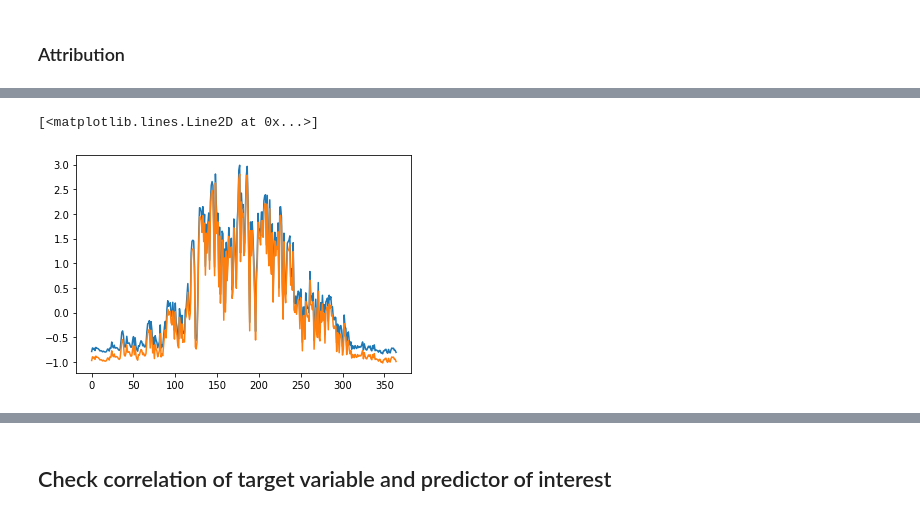
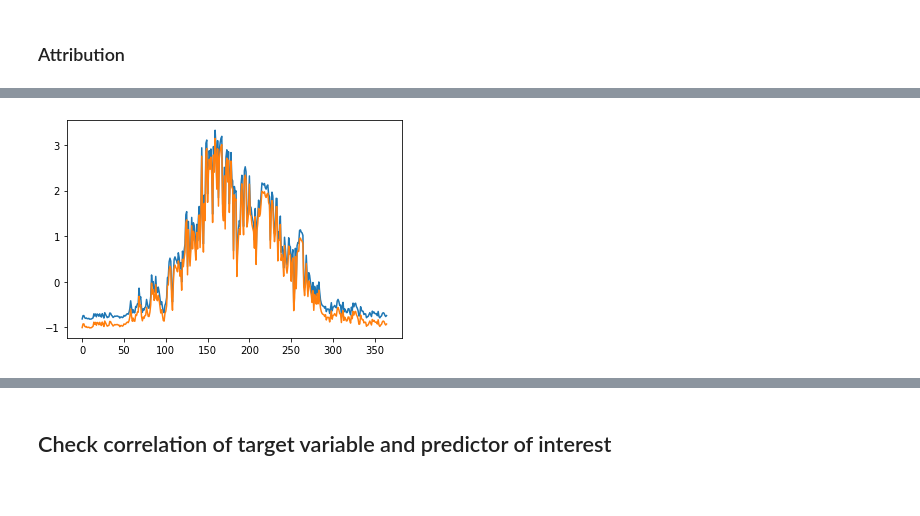
Before and after one commit to pinplex/Hackathon-Attribution, a Jupyter notebook: pytorch_utils/train_gpp_model.ipynb, the cells around one changed output, grey strips where cells are left out. Drawn from its saved outputs; the diff is of its cells as text; code cells hidden in the pictures.

```diff
--- a/pytorch_utils/train_gpp_model.ipynb
+++ b/pytorch_utils/train_gpp_model.ipynb
@@ -201,5 +244,5 @@ class FCN(nn.Module):
 # %%
-model = FCN(num_feature=4, learning_rate=0.1)
+model = FCN(num_feature=4, learning_rate=0.1, activation='sigmoid', output_activation='identity')
 # %%
 model.tune(num_epochs=10, train_loader=train_loader, valid_loader=valid_loader)
 # %%
@@ -304,12 +346,22 @@ intgrads = np.empty((n,4), dtype=np.float32)
 # %%
-for i in tqdm(range(n)):
+lrp = LRP(model)
 
-    intgrds = compute_integrated_gradient(batch_x[0,i,:], batch_x_bl[0,i,:], model)
+lrp_list = list()
+for i in trange(n):
+    x = batch_x[0, i, :]
+    intgrds = compute_integrated_gradient(x, batch_x_bl[0, i, :], model)
     it, mn = intgrds
-    intgrads[i,:] = it
+    intgrads[i, :] = it
+
+    x.requires_grad = True
+    lrp_list += [lrp.attribute(x.unsqueeze(0), verbose=False)]
+lrp_attr = torch.cat(lrp_list).detach().numpy()
 # %%
-plt.plot(intgrads[0*365:1*365,:].sum(axis=1))
-plt.plot(batch_y_hat.detach().squeeze()[0*365:1*365])
+nth_year = 2
+year_slice = slice(nth_year * 365, (nth_year + 1) * 365)
+
+plt.plot(intgrads[year_slice, :].sum(axis=1))
+plt.plot(batch_y_hat.detach().squeeze()[year_slice])
+plt.show()
 # %% [output]
-[<matplotlib.lines.Line2D at 0x...>]
-[figure, old version]
+[figure, new version]
```
Also changed, not shown: parts of 29 cells of this notebook.
